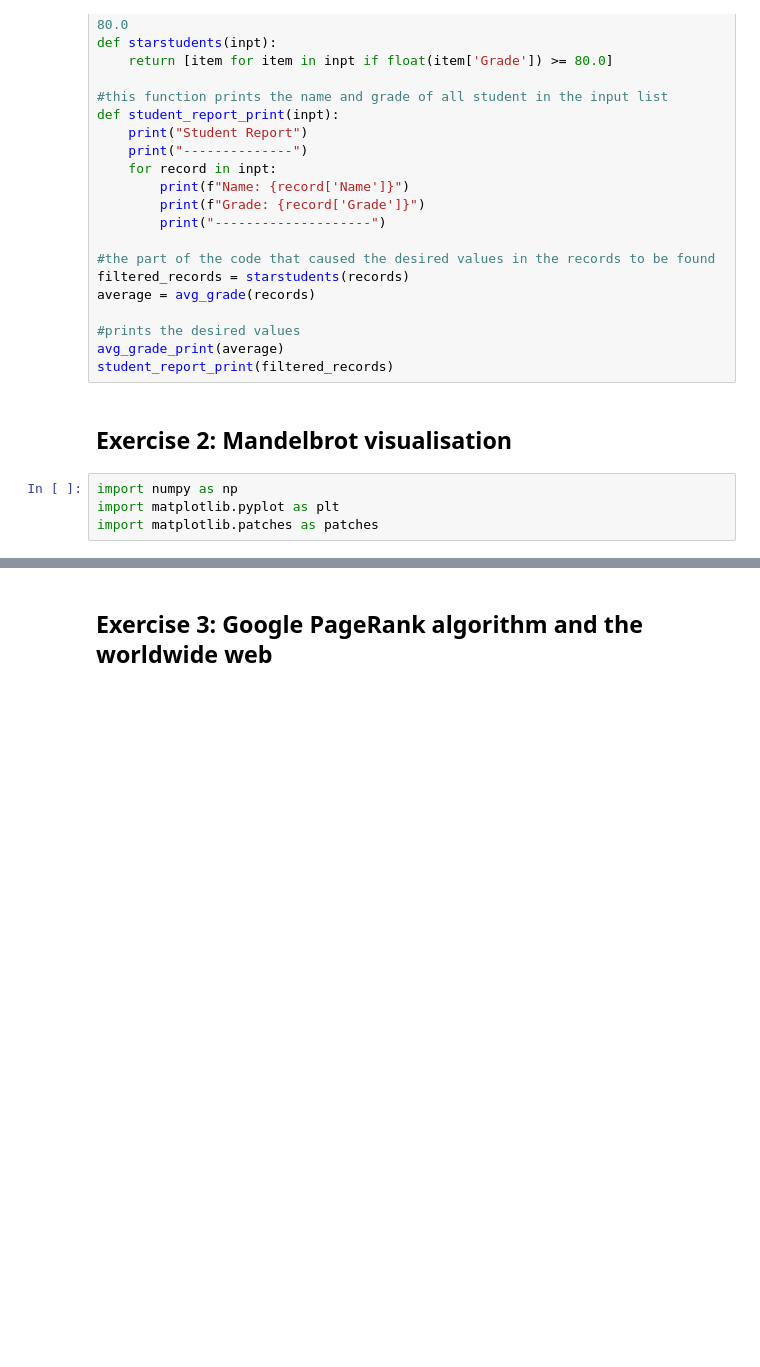
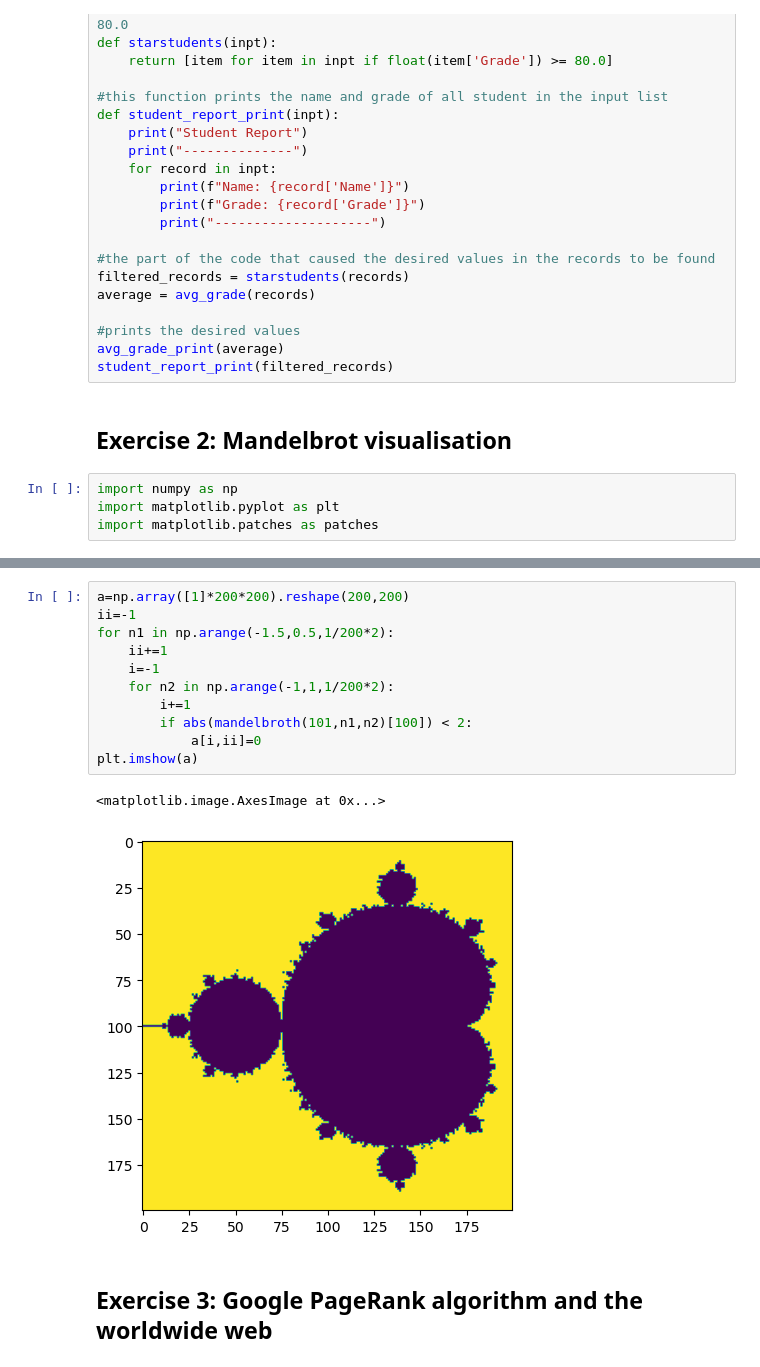
Before and after one commit to OlivierAM23/ds5_assignment_group7, a Jupyter notebook: answer_file.ipynb, the cells around one changed output, grey strips where cells are left out. Cells and saved outputs as stored; diff of their text form; blank space fills up the shorter version.

```diff
--- a/answer_file.ipynb
+++ b/answer_file.ipynb
@@ -93,2 +93,16 @@ plot_complex(mandelbroth(10,1,1))
+# %%
+a=np.array([1]*200*200).reshape(200,200)
+ii=-1
+for n1 in np.arange(-1.5,0.5,1/200*2):
+    ii+=1
+    i=-1
+    for n2 in np.arange(-1,1,1/200*2):
+        i+=1
+        if abs(mandelbroth(101,n1,n2)[100]) < 2:
+            a[i,ii]=0
+plt.imshow(a)
+# %% [output]
+<matplotlib.image.AxesImage at 0x...>
+[figure, added]
 # %% [markdown]
 ## Exercise 3: Google PageRank algorithm and the worldwide web
```
Also changed, not shown: parts of 1 cell of this notebook.
